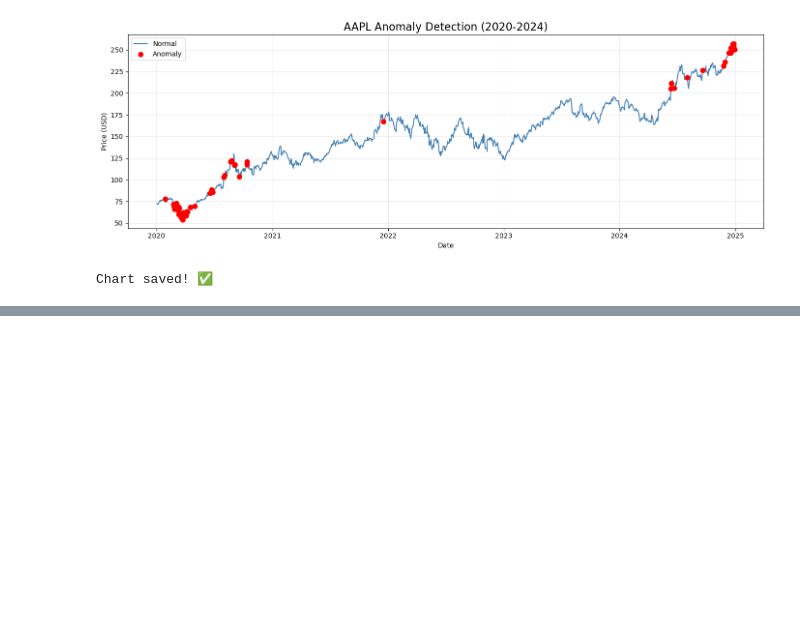
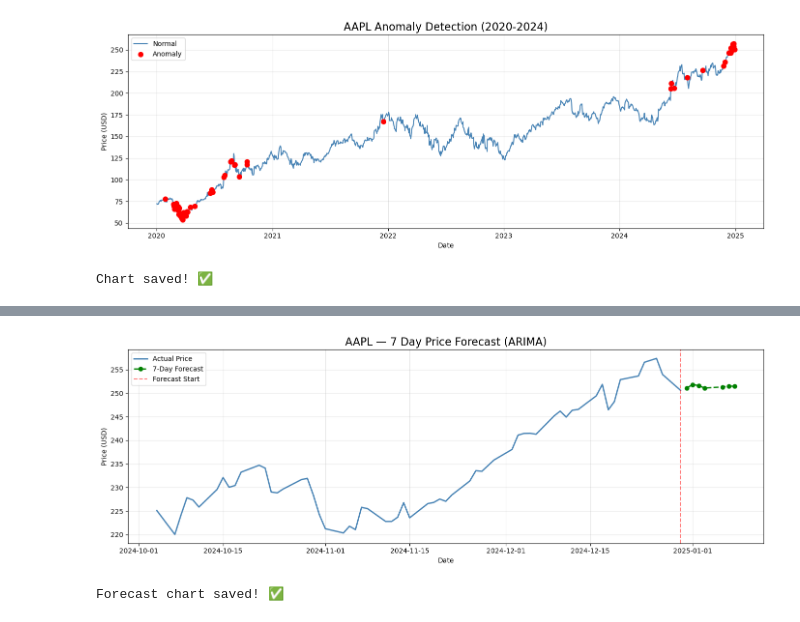
Before and after one commit to mishrashashikamal/stock-anomaly-forecasting, a Jupyter notebook: stock_analysis.ipynb, the cells around one changed output, grey strips where cells are left out. Cells and saved outputs as stored; diff of their text form; code cells hidden in the pictures; blank space fills up the shorter version.

Commit message:
Day 2 — ARIMA forecasting and visualizations complete

```diff
--- a/stock_analysis.ipynb
+++ b/stock_analysis.ipynb
@@ -165,0 +208,16 @@ Chart saved! ✅
+# %%
+# Cell 11 — Forecast Next 7 Days
+forecast = fitted_model.forecast(steps=7)
+
+# Create forecast dates
+last_date = df['Date'].iloc[-1]
+forecast_dates = pd.date_range(start=last_date, periods=8, freq='B')[1:]
+
+# Create forecast dataframe
+forecast_df = pd.DataFrame({
+    'Date': forecast_dates,
+    'Forecasted_Price': forecast
+})
+
+print("7-Day Price Forecast for AAPL:")
+print(forecast_df.to_string(index=False))
@@ -165,0 +234,29 @@ Chart saved! ✅
+# %%
+# Cell 12 — Visualize Forecast
+plt.figure(figsize=(14, 5))
+
+# Plot last 60 days of actual data
+plt.plot(df['Date'].iloc[-60:], df['Close'].iloc[-60:],
+         color='steelblue', linewidth=2, label='Actual Price')
+
+# Plot forecast
+plt.plot(forecast_df['Date'], forecast_df['Forecasted_Price'],
+         color='green', linewidth=2, linestyle='--',
+         marker='o', markersize=6, label='7-Day Forecast')
+
+# Add vertical line separating actual vs forecast
+plt.axvline(x=df['Date'].iloc[-1], color='red',
+            linestyle='--', alpha=0.5, label='Forecast Start')
+
+plt.title('AAPL — 7 Day Price Forecast (ARIMA)', fontsize=16)
+plt.xlabel('Date')
+plt.ylabel('Price (USD)')
+plt.legend()
+plt.grid(True, alpha=0.3)
+plt.tight_layout()
+plt.savefig('forecast.png', dpi=150)
+plt.show()
+print("Forecast chart saved! ✅")
+# %% [output]
+[figure, added]
+Forecast chart saved! ✅
```
Also changed, not shown: parts of 10 cells of this notebook, 7 other files.
